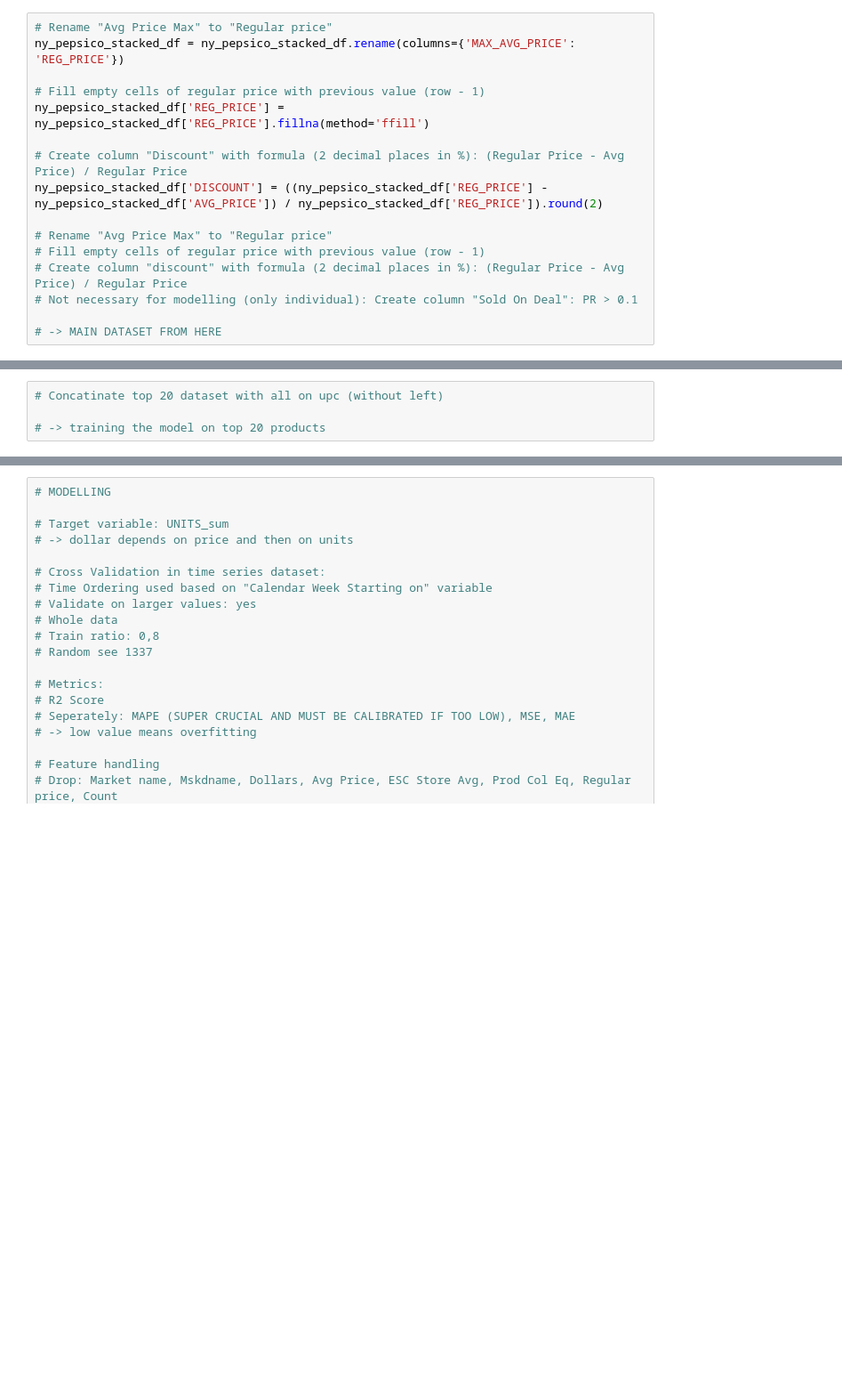
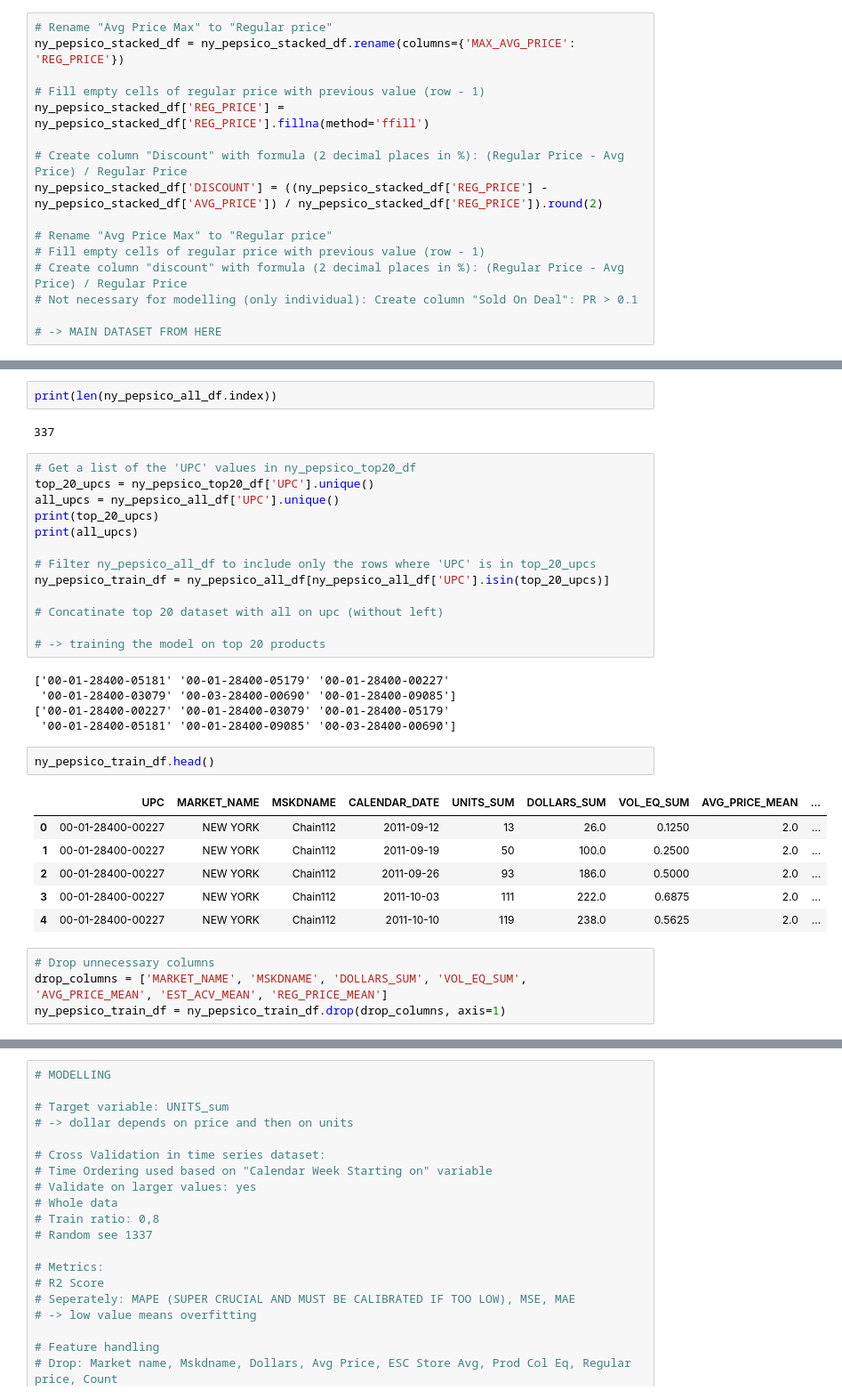
Before and after one commit to mistermakc/demand-prediction, a Jupyter notebook: analysis/regression-model.ipynb, the cells around one changed output, grey strips where cells are left out. Shown: that part at 89% size. Saved outputs shown, nothing was run; the diff lists cells and outputs as text; blank space fills up the shorter version.

```diff
--- a/analysis/regression-model.ipynb
+++ b/analysis/regression-model.ipynb
@@ -582,4 +738,35 @@ chain = "Chain112"
+# %%
+print(len(ny_pepsico_all_df.index))
+# %% [output]
+337
 # %%
+# Get a list of the 'UPC' values in ny_pepsico_top20_df
+top_20_upcs = ny_pepsico_top20_df['UPC'].unique()
+all_upcs = ny_pepsico_all_df['UPC'].unique()
+print(top_20_upcs)
+print(all_upcs)
+
+# Filter ny_pepsico_all_df to include only the rows where 'UPC' is in top_20_upcs
+ny_pepsico_train_df = ny_pepsico_all_df[ny_pepsico_all_df['UPC'].isin(top_20_upcs)]
+
 # Concatinate top 20 dataset with all on upc (without left)
 
 # -> training the model on top 20 products
+# %% [output]
+['00-01-28400-05181' '00-01-28400-05179' '00-01-28400-00227'
+ '00-01-28400-03079' '00-03-28400-00690' '00-01-28400-09085']
+['00-01-28400-00227' '00-01-28400-03079' '00-01-28400-05179'
+ '00-01-28400-05181' '00-01-28400-09085' '00-03-28400-00690']
+# %%
+ny_pepsico_train_df.head()
+# %% [output]
+|  | UPC | MARKET_NAME | MSKDNAME | CALENDAR_DATE | UNITS_SUM | DOLLARS_SUM | VOL_EQ_SUM | AVG_PRICE_MEAN | ... |
+| 0 | 00-01-28400-00227 | NEW YORK | Chain112 | 2011-09-12 | 13 | 26.0 | 0.1250 | 2.0 | ... |
+| 1 | 00-01-28400-00227 | NEW YORK | Chain112 | 2011-09-19 | 50 | 100.0 | 0.2500 | 2.0 | ... |
+| 2 | 00-01-28400-00227 | NEW YORK | Chain112 | 2011-09-26 | 93 | 186.0 | 0.5000 | 2.0 | ... |
+| 3 | 00-01-28400-00227 | NEW YORK | Chain112 | 2011-10-03 | 111 | 222.0 | 0.6875 | 2.0 | ... |
+| 4 | 00-01-28400-00227 | NEW YORK | Chain112 | 2011-10-10 | 119 | 238.0 | 0.5625 | 2.0 | ... |
+# %%
+# Drop unnecessary columns
+drop_columns = ['MARKET_NAME', 'MSKDNAME', 'DOLLARS_SUM', 'VOL_EQ_SUM', 'AVG_PRICE_MEAN', 'EST_ACV_MEAN', 'REG_PRICE_MEAN']
+ny_pepsico_train_df = ny_pepsico_train_df.drop(drop_columns, axis=1)
```
Also changed, not shown: parts of 33 cells of this notebook.
